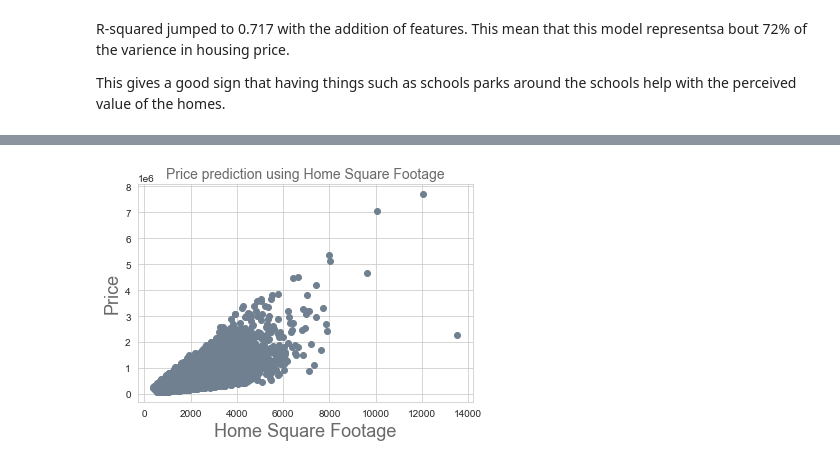
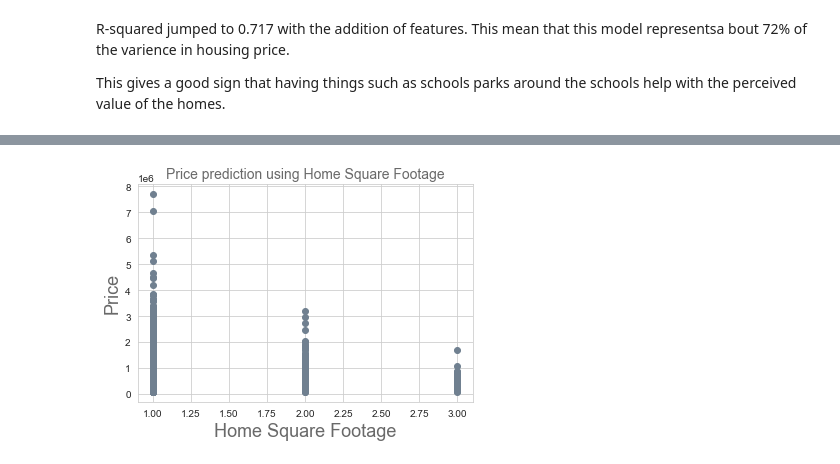
Before and after one commit to angelagjp/110920-pt-phase-2-project, a Jupyter notebook: notebooks/student.ipynb, the cells around one changed output, grey strips where cells are left out. Cells and saved outputs as stored; diff of their text form; code cells hidden in the pictures.

```diff
--- a/notebooks/student.ipynb
+++ b/notebooks/student.ipynb
@@ -455,0 +476,3 @@ df_cm
+# %%
+df_pop = df_pop.rename(columns={'City': 'city', ' 2000 Census Corrected': 'population'}, inplace= False)
+df_pop.columns
@@ -455,0 +493,3 @@ df_cm
+# %%
+df_new = df_cm.merge(df_pop, on='city')
+df_new
@@ -467,7 +521,7 @@ Crime: object
 df.zipcode = df.zipcode.astype(str)
 # %%
 # merge
-df_merged = df.merge(df_cm, on='zipcode').drop_duplicates(subset=['id'])
+df_merged = df.merge(df_new, on='zipcode').drop_duplicates(subset=['id'])
 # %%
 # take out extra spaces to make working with df easier
 df_merged = df_merged.replace(" ","")
@@ -552,7 +608,7 @@ The variance inflation factor found that there aren't any multicollinearity prob
 # %% [markdown]
 ### Import and clean a new set of data
 # %%
-df_landmarks = pd.read_csv("Common_Points_of_Interest_for_King_County____common_interest_point (1).csv")
+df_landmarks = pd.read_csv("data/Common_Points_of_Interest_for_King_County____common_interest_point (1).csv")
 df_landmarks.head()
 # %% [output]
 |  | X | Y | OBJECTID | FEATURE_ID | ESITE | CODE | NAME | ABB_NAME | ADDRESS | ZIPCODE |
@@ -794,15 +864,15 @@ vif_df
 # %%
 y= (df_newnew['price'])
-x = (df_newnew[['sqft_living']])
+x = (df_newnew[['landmark_place_count']])
 
 
 
 # use the scatter function
 plt.scatter( x, y, color= 'slategrey')
 plt.title("Price prediction using Home Square Footage", fontsize=14, fontweight=0, color='dimgrey')
 plt.xlabel("Home Square Footage", fontsize=18, fontweight=0, color='dimgrey')
 plt.ylabel("Price", fontsize=18, fontweight=0, color='dimgrey')
 
 plt.show()
 # %% [output]
-[figure, old version]
+[figure, new version]
```
Also changed, not shown: parts of 33 cells of this notebook, 4 other files.
